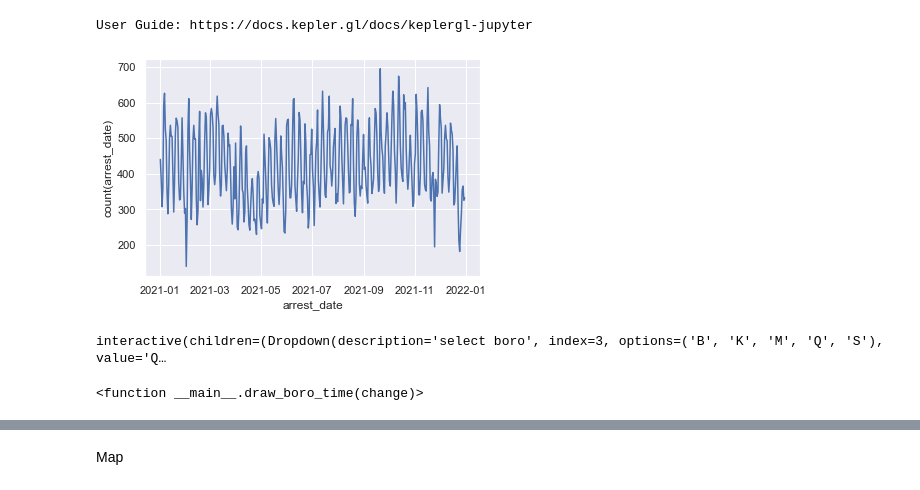
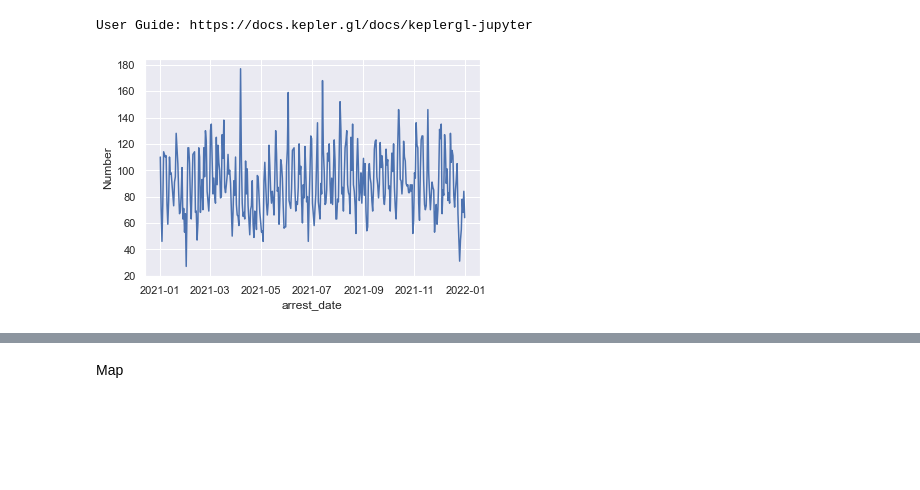
Before and after one commit to NYPDChinaOffice/DealingWithData, a Jupyter notebook: main.ipynb, the cells around one changed output, grey strips where cells are left out. Saved outputs shown, nothing was run; the diff lists cells and outputs as text; code cells hidden in the pictures; blank space fills up the shorter version.

```diff
--- a/main.ipynb
+++ b/main.ipynb
@@ -83,46 +97,10 @@ User Guide: https://docs.kepler.gl/docs/keplergl-jupyter
 # %%
 #Initialize a grid layout
 sns.set(style="darkgrid")
-arrest_date=pd.read_sql('SELECT arrest_date, count(arrest_date) FROM data_a GROUP BY arrest_date',con=con)
+arrest_date=pd.read_sql("SELECT arrest_date, count(arrest_date) as 'Number' FROM data_a GROUP BY arrest_date",con=con)
 arrest_date['arrest_date'] = pd.to_datetime(arrest_date['arrest_date'],format='%Y/%m/%d')
 #plt.figure(figsize = (18,12))
-g=sns.lineplot(x='arrest_date',y='count(arrest_date)',data=arrest_date)
+g=sns.lineplot(x='arrest_date',y='Number',data=arrest_date)
 #plt.show()
 # %% [output]
-[figure, old version]
+[figure, new version]
-# %%
-
-def unique_val(arr):
-    unique=arr.unique().tolist()
-    unique.sort()
-   # unique.insert(0,ALL)
-    return unique
-
-drop_boro=widgets.Dropdown(
-    options= unique_val(new_data.arrest_boro),
-    value=new_data.arrest_boro[0],
-    description='select boro'
-)
-
-
-def draw_boro_time(change):
-    fig, axes = plt.subplots(1, 2,figsize=(15, 5))
-
-    arrest_date=pd.read_sql('SELECT arrest_date, count(arrest_date) FROM data_a GROUP BY arrest_date',con=con)
-    arrest_date['arrest_date'] = pd.to_datetime(arrest_date['arrest_date'],format='%Y/%m/%d')
-    boro_time=sns.lineplot(ax=axes[0],x='arrest_date',y='count(arrest_date)',data=arrest_date)
-
-
-    arrest_num=pd.read_sql('SELECT arrest_boro, count(arrest_boro) FROM data_a GROUP BY arrest_boro',con=con)
-    boro_num=sns.barplot(ax=axes[1],x='arrest_boro',y='count(arrest_boro)',data=arrest_num)
-'''
-grid = widgets.GridspecLayout(5,3, height='900px')
-
-grid[0,0]=drop_boro
-grid[1,:]=draw_boro_time(drop_boro)
-display(grid)
-'''
-interact(draw_boro_time,change=drop_boro)
-# %% [output]
-interactive(children=(Dropdown(description='select boro', index=3, options=('B', 'K', 'M', 'Q', 'S'), value='Q…
-<function __main__.draw_boro_time(change)>
```
Also changed, not shown: parts of 2 cells of this notebook.
